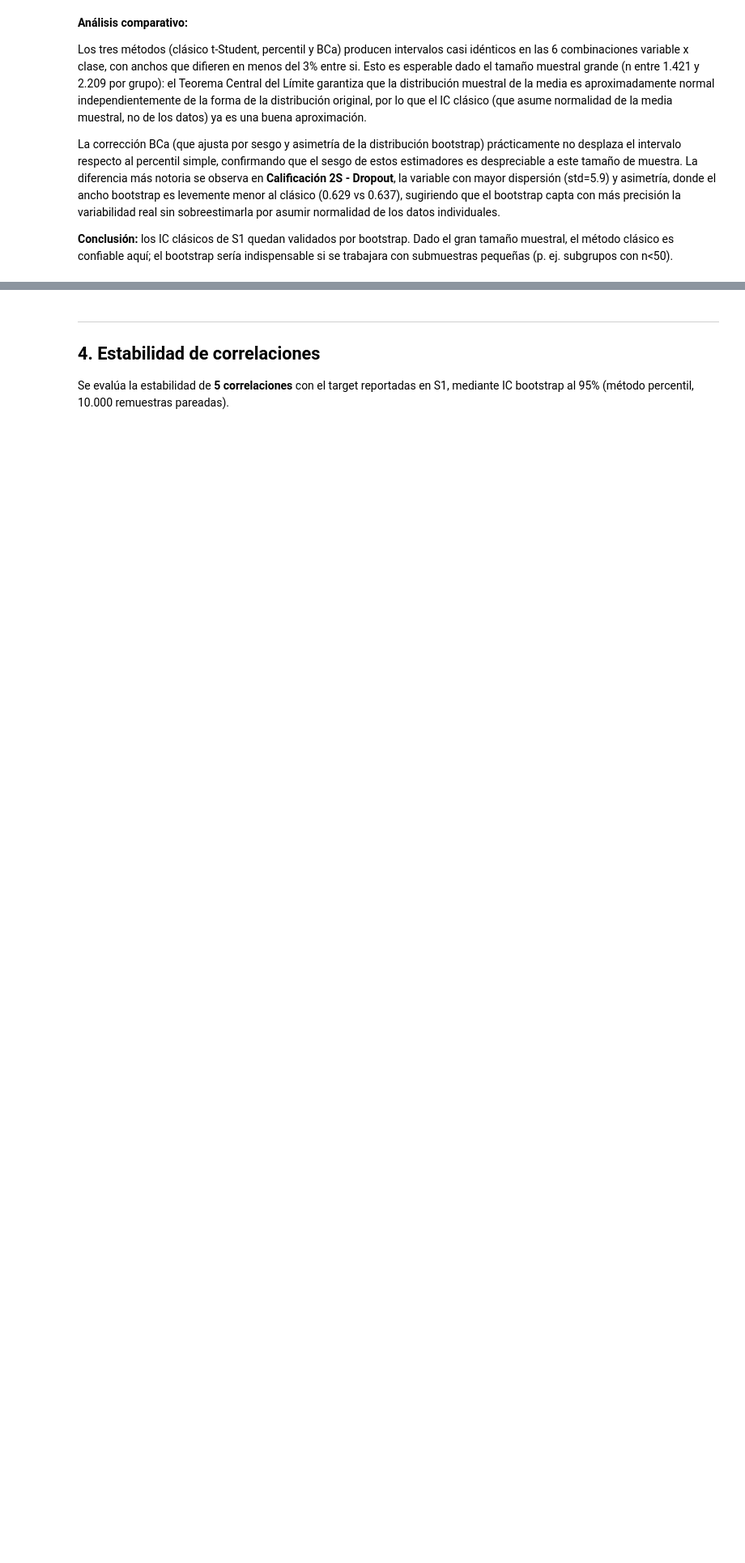
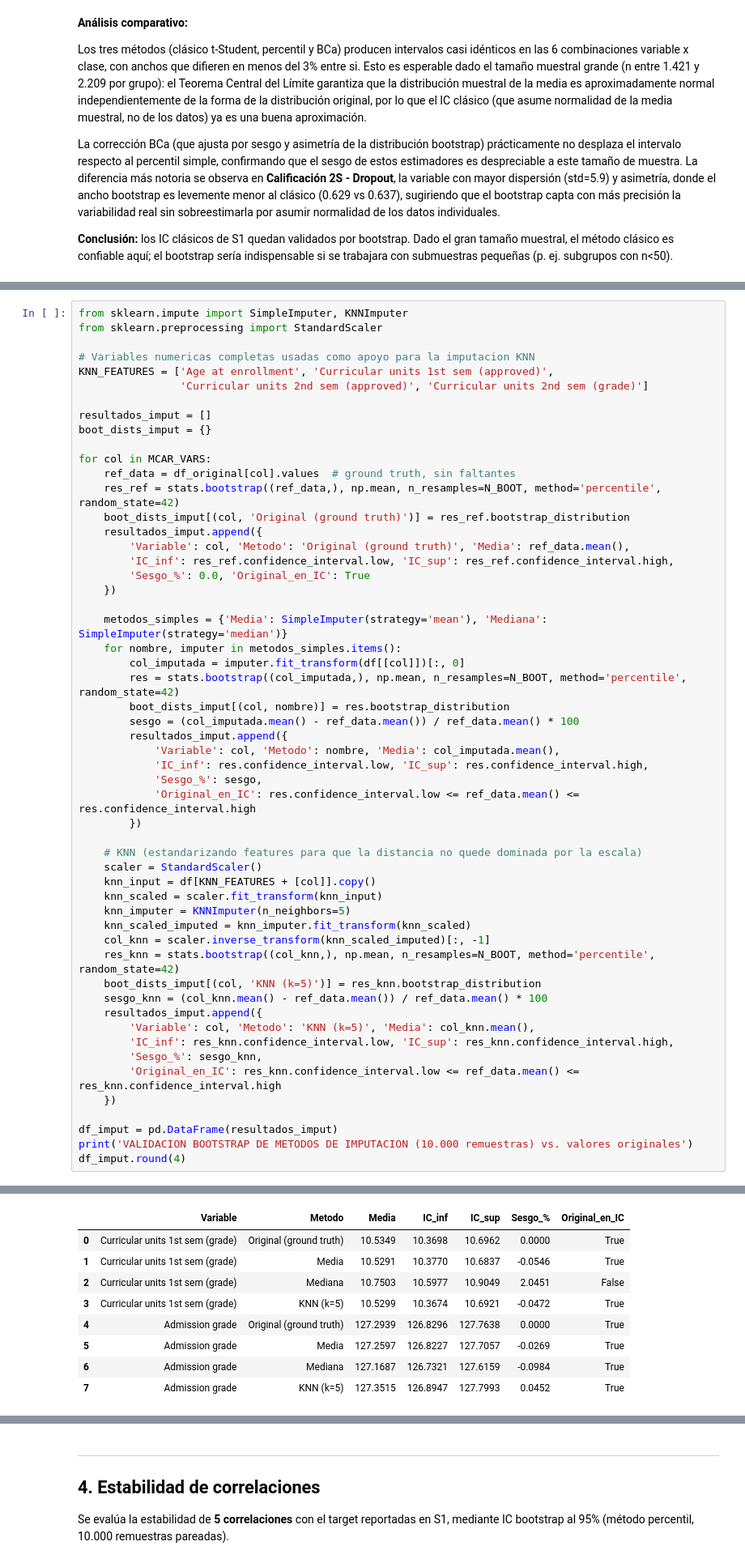
Before and after one commit to EnsoG/mcdi501-grupo-4, a Jupyter notebook: Notebooks/sumativa_2.ipynb, the cells around one changed output, grey strips where cells are left out. Shown at 81% size. Cells and saved outputs as stored; diff of their text form; blank space fills up the shorter version.

```diff
--- a/Notebooks/sumativa_2.ipynb
+++ b/Notebooks/sumativa_2.ipynb
@@ -193,0 +203,55 @@ subgrupos con n<50).
+# %%
+from sklearn.impute import SimpleImputer, KNNImputer
+from sklearn.preprocessing import StandardScaler
+
+# Variables numericas completas usadas como apoyo para la imputacion KNN
+KNN_FEATURES = ['Age at enrollment', 'Curricular units 1st sem (approved)',
+                'Curricular units 2nd sem (approved)', 'Curricular units 2nd sem (grade)']
+
+resultados_imput = []
+boot_dists_imput = {}
+
+for col in MCAR_VARS:
+    ref_data = df_original[col].values  # ground truth, sin faltantes
+    res_ref = stats.bootstrap((ref_data,), np.mean, n_resamples=N_BOOT, method='percentile', random_state=42)
+    boot_dists_imput[(col, 'Original (ground truth)')] = res_ref.bootstrap_distribution
+    resultados_imput.append({
+        'Variable': col, 'Metodo': 'Original (ground truth)', 'Media': ref_data.mean(),
+        'IC_inf': res_ref.confidence_interval.low, 'IC_sup': res_ref.confidence_interval.high,
+        'Sesgo_%': 0.0, 'Original_en_IC': True
+    })
+
+    metodos_simples = {'Media': SimpleImputer(strategy='mean'), 'Mediana': SimpleImputer(strategy='median')}
+    for nombre, imputer in metodos_simples.items():
+        col_imputada = imputer.fit_transform(df[[col]])[:, 0]
+        res = stats.bootstrap((col_imputada,), np.mean, n_resamples=N_BOOT, method='percentile', random_state=42)
+        boot_dists_imput[(col, nombre)] = res.bootstrap_distribution
+        sesgo = (col_imputada.mean() - ref_data.mean()) / ref_data.mean() * 100
+        resultados_imput.append({
+            'Variable': col, 'Metodo': nombre, 'Media': col_imputada.mean(),
+            'IC_inf': res.confidence_interval.low, 'IC_sup': res.confidence_interval.high,
+            'Sesgo_%': sesgo,
+            'Original_en_IC': res.confidence_interval.low <= ref_data.mean() <= res.confidence_interval.high
+        })
+
+    # KNN (estandarizando features para que la distancia no quede dominada por la escala)
+    scaler = StandardScaler()
+    knn_input = df[KNN_FEATURES + [col]].copy()
+    knn_scaled = scaler.fit_transform(knn_input)
+    knn_imputer = KNNImputer(n_neighbors=5)
+    knn_scaled_imputed = knn_imputer.fit_transform(knn_scaled)
+    col_knn = scaler.inverse_transform(knn_scaled_imputed)[:, -1]
+    res_knn = stats.bootstrap((col_knn,), np.mean, n_resamples=N_BOOT, method='percentile', random_state=42)
+    boot_dists_imput[(col, 'KNN (k=5)')] = res_knn.bootstrap_distribution
+    sesgo_knn = (col_knn.mean() - ref_data.mean()) / ref_data.mean() * 100
+    resultados_imput.append({
+        'Variable': col, 'Metodo': 'KNN (k=5)', 'Media': col_knn.mean(),
+        'IC_inf': res_knn.confidence_interval.low, 'IC_sup': res_knn.confidence_interval.high,
+        'Sesgo_%': sesgo_knn,
+        'Original_en_IC': res_knn.confidence_interval.low <= ref_data.mean() <= res_knn.confidence_interval.high
+    })
+
+df_imput = pd.DataFrame(resultados_imput)
+print('VALIDACION BOOTSTRAP DE METODOS DE IMPUTACION (10.000 remuestras) vs. valores originales')
+df_imput.round(4)
+# %% [output]
@@ -193,0 +259,9 @@ subgrupos con n<50).
+|  | Variable | Metodo | Media | IC_inf | IC_sup | Sesgo_% | Original_en_IC |
+| 0 | Curricular units 1st sem (grade) | Original (ground truth) | 10.5349 | 10.3698 | 10.6962 | 0.0000 | True |
+| 1 | Curricular units 1st sem (grade) | Media | 10.5291 | 10.3770 | 10.6837 | -0.0546 | True |
+| 2 | Curricular units 1st sem (grade) | Mediana | 10.7503 | 10.5977 | 10.9049 | 2.0451 | False |
+| 3 | Curricular units 1st sem (grade) | KNN (k=5) | 10.5299 | 10.3674 | 10.6921 | -0.0472 | True |
+| 4 | Admission grade | Original (ground truth) | 127.2939 | 126.8296 | 127.7638 | 0.0000 | True |
+| 5 | Admission grade | Media | 127.2597 | 126.8227 | 127.7057 | -0.0269 | True |
+| 6 | Admission grade | Mediana | 127.1687 | 126.7321 | 127.6159 | -0.0984 | True |
+| 7 | Admission grade | KNN (k=5) | 127.3515 | 126.8947 | 127.7993 | 0.0452 | True |
```
Also changed, not shown: parts of 7 cells of this notebook, 2 other files.
